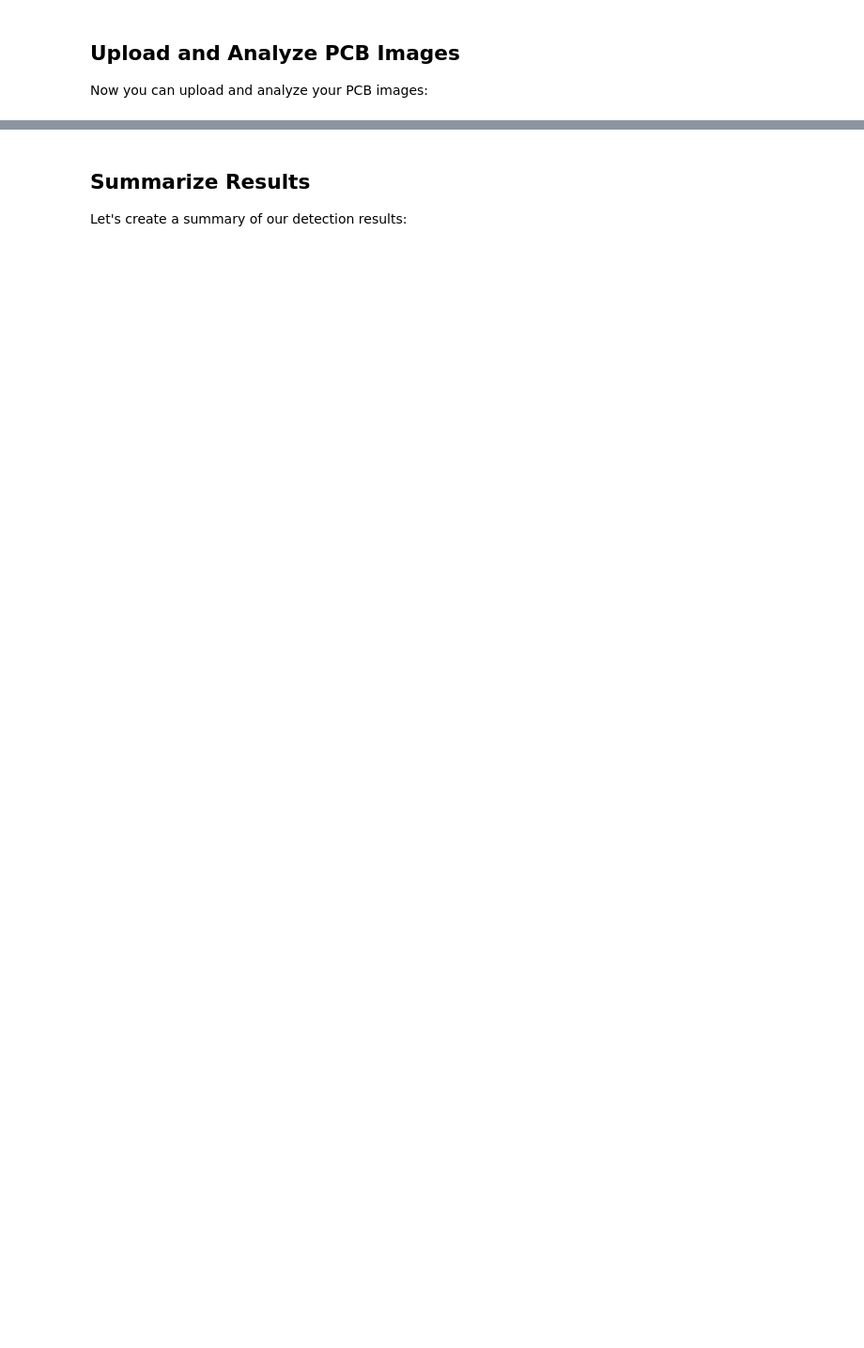
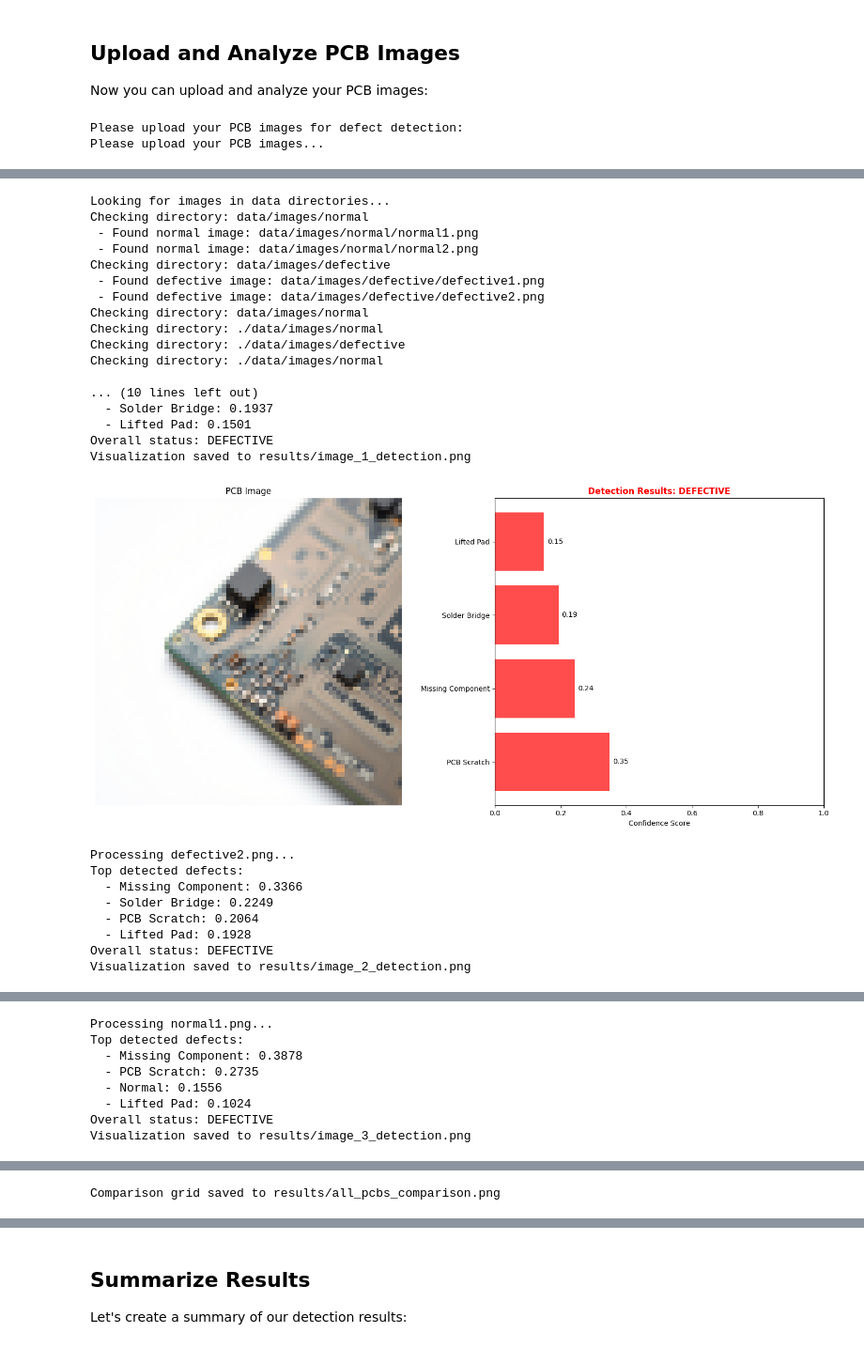
Before and after one commit to srikantharun/pcb-defect-detection, a Jupyter notebook: notebooks/defect_detection.ipynb, the cells around one changed output, grey strips where cells are left out. Shown: that part at 94% size. Drawn from its saved outputs; the diff is of its cells as text; code cells hidden in the pictures; blank space fills up the shorter version.

```diff
--- a/notebooks/defect_detection.ipynb
+++ b/notebooks/defect_detection.ipynb
@@ -1012,9 +1206,19 @@ for category in detector.defect_categories:
 Now you can upload and analyze your PCB images:
 # %%
 # Upload images or use sample images
+# Try to upload images or use already uploaded ones
 if 'google.colab' in str(get_ipython()):
     print("Please upload your PCB images for defect detection:")
-    image_paths = upload_images()
+    try:
+        image_paths = upload_images()
+    except Exception as e:
+        print(f"Upload failed: {e}")
+        image_paths = []
+
+    # If upload failed or no images were uploaded, search directories
+    if not image_paths:
+        print("\nLooking for images in data directories...")
+        image_paths = find_uploaded_images()
 else:
     # Use sample images if not in Colab
     image_paths = [
@@ -1026,8 +1230,8 @@ else:
     # Check if sample images exist
     missing_images = [img for img in image_paths if not os.path.exists(img)]
     if missing_images:
-        print("Warning: Some sample images could not be found. Please adjust the paths.")
-        print("Missing images:", missing_images)
+        print("Warning: Some sample images could not be found. Looking for any images...")
+        image_paths = find_uploaded_images()
 
 # Create results directory if it doesn't exist
 os.makedirs('results', exist_ok=True)
@@ -1076,3 +1280,6 @@ if image_paths:
     )
 else:
     print("No images to analyze. Please upload images or provide valid paths.")
+# %% [output]
+Please upload your PCB images for defect detection:
+Please upload your PCB images...
@@ -1078,0 +1287,26 @@ else:
+Looking for images in data directories...
+Checking directory: data/images/normal
+ - Found normal image: data/images/normal/normal1.png
+ - Found normal image: data/images/normal/normal2.png
+Checking directory: data/images/defective
+ - Found defective image: data/images/defective/defective1.png
+ - Found defective image: data/images/defective/defective2.png
+Checking directory: data/images/normal
+Checking directory: ./data/images/normal
+Checking directory: ./data/images/defective
+Checking directory: ./data/images/normal
+
+... (10 lines left out)
+  - Solder Bridge: 0.1937
+  - Lifted Pad: 0.1501
+Overall status: DEFECTIVE
+Visualization saved to results/image_1_detection.png
+[figure, added]
+Processing defective2.png...
+Top detected defects:
+  - Missing Component: 0.3366
+  - Solder Bridge: 0.2249
+  - PCB Scratch: 0.2064
+  - Lifted Pad: 0.1928
+Overall status: DEFECTIVE
+Visualization saved to results/image_2_detection.png
@@ -1078,0 +1314,8 @@ else:
+Processing normal1.png...
+Top detected defects:
+  - Missing Component: 0.3878
+  - PCB Scratch: 0.2735
+  - Normal: 0.1556
+  - Lifted Pad: 0.1024
+Overall status: DEFECTIVE
+Visualization saved to results/image_3_detection.png
@@ -1078,0 +1332 @@ else:
+Comparison grid saved to results/all_pcbs_comparison.png
```
Also changed, not shown: parts of 16 cells of this notebook, 6 other files.
